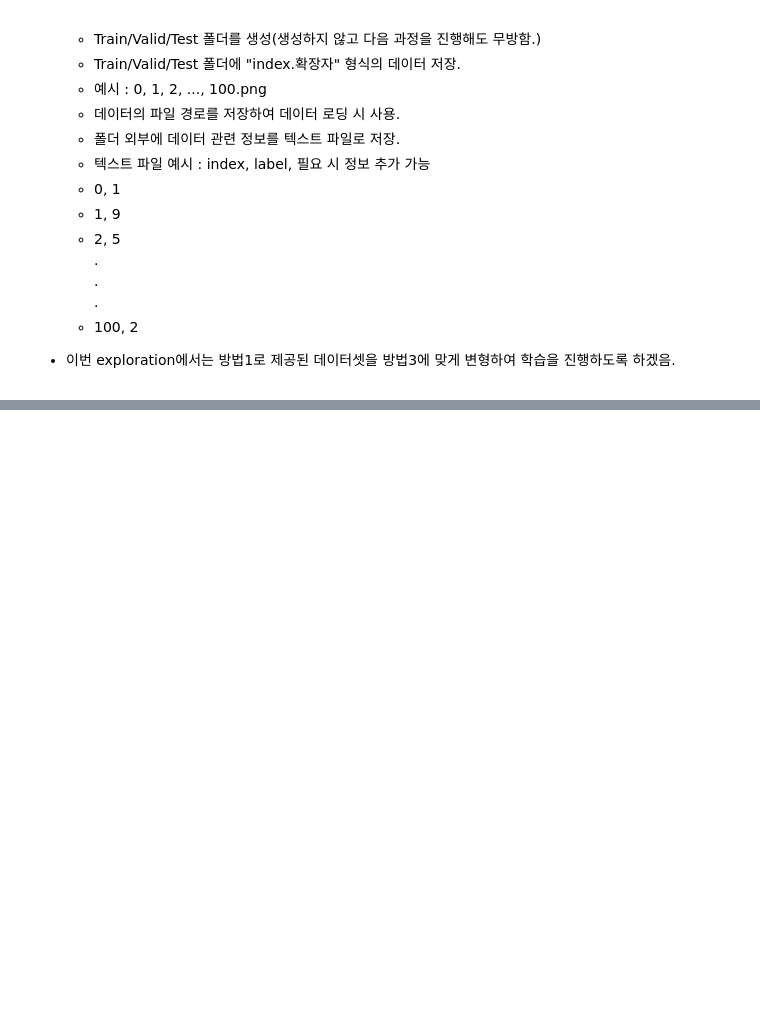
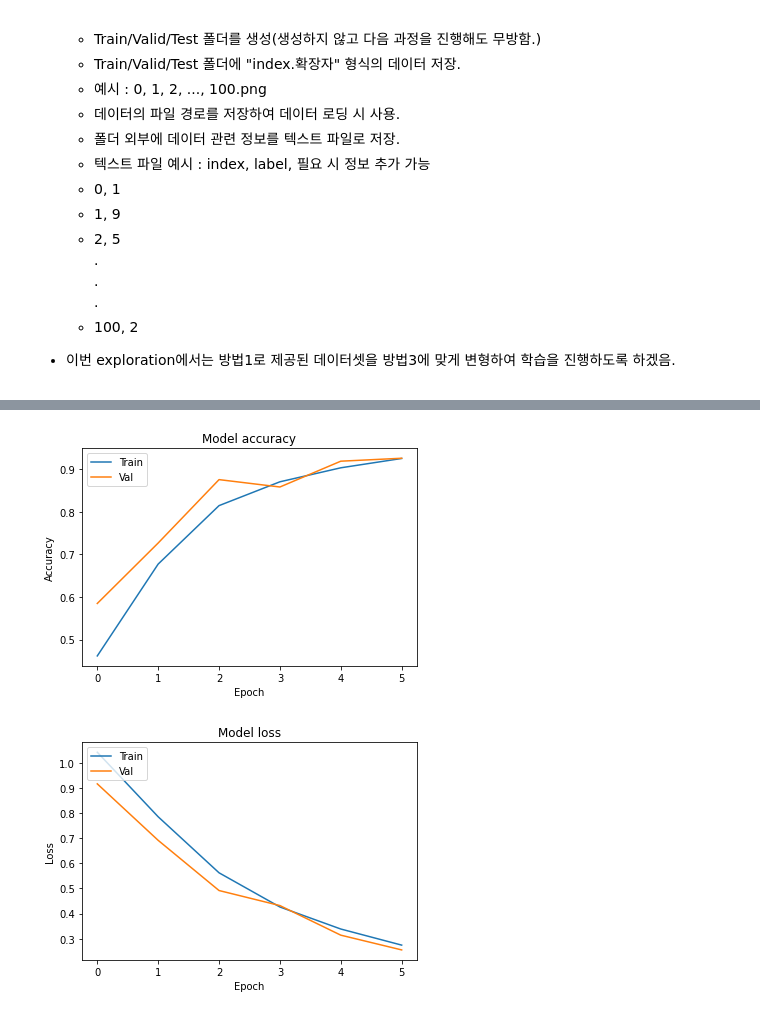
Before and after one commit to MONOKIM123/Aiffel_exploration, a Jupyter notebook: project5.ipynb, the cells around one changed output, grey strips where cells are left out. Saved outputs shown, nothing was run; the diff lists cells and outputs as text; code cells hidden in the pictures; blank space fills up the shorter version.

```diff
--- a/project5.ipynb
+++ b/project5.ipynb
@@ -705,0 +343,16 @@ pd.DataFrame(confusion_matrix(y[-1], torch.argmax(y_hat, dim=-1)),
+# %%
+# 하이퍼 파라미터 설정
+n_channel_1 = 8
+n_dense_1 = 10
+class_num = 3
+
+model = keras.models.Sequential()
+
+model.add(keras.layers.Conv2D(kernel_size=(3,3), filters=n_channel_1, strides=(2,2), padding='same', input_shape=(28,28,3)))
+model.add(keras.layers.Activation('relu'))
+
+model.add(keras.layers.Flatten())
+model.add(keras.layers.Dense(n_dense_1, activation='relu'))
+model.add(keras.layers.Dense(class_num, activation='softmax'))
+
+model.summary()
@@ -705,0 +379,10 @@ pd.DataFrame(confusion_matrix(y[-1], torch.argmax(y_hat, dim=-1)),
+# %%
+epochs=6
+batch_size=16
+learning_rate = 0.001
+# %%
+model.compile(optimizer=keras.optimizers.Adam(learning_rate),
+             loss='sparse_categorical_crossentropy',
+             metrics=['accuracy'])
+
+history = model.fit(x_train, y_train, batch_size=batch_size, shuffle=True, epochs=epochs, validation_data=(x_valid, y_valid))
@@ -705,0 +402,19 @@ pd.DataFrame(confusion_matrix(y[-1], torch.argmax(y_hat, dim=-1)),
+# %%
+plt.plot(history.history['accuracy'])
+plt.plot(history.history['val_accuracy'])
+plt.title('Model accuracy')
+plt.xlabel('Epoch')
+plt.ylabel('Accuracy')
+plt.legend(['Train', 'Val'], loc='upper left')
+plt.show()
+
+plt.plot(history.history['loss'])
+plt.plot(history.history['val_loss'])
+plt.title('Model loss')
+plt.xlabel('Epoch')
+plt.ylabel('Loss')
+plt.legend(['Train', 'Val'], loc='upper left')
+plt.show()
+# %% [output]
+[figure, added]
+[figure, added]
```
Also changed, not shown: parts of 75 cells of this notebook.
